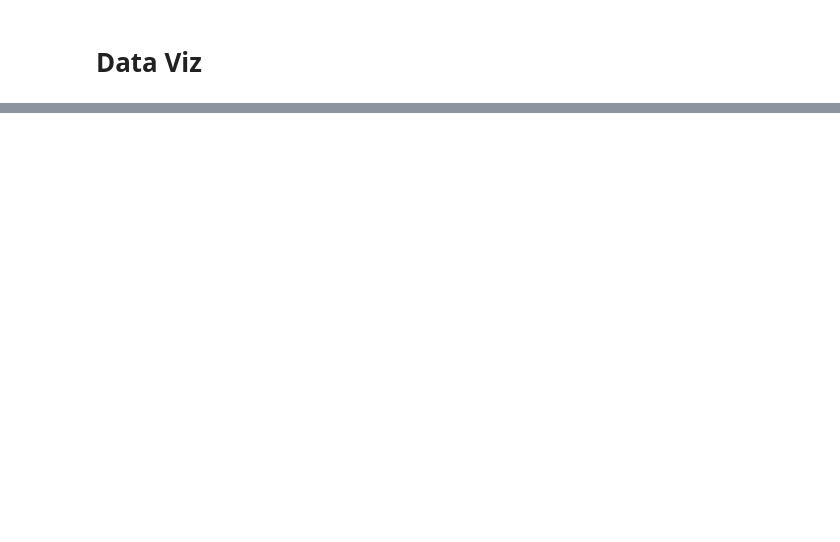
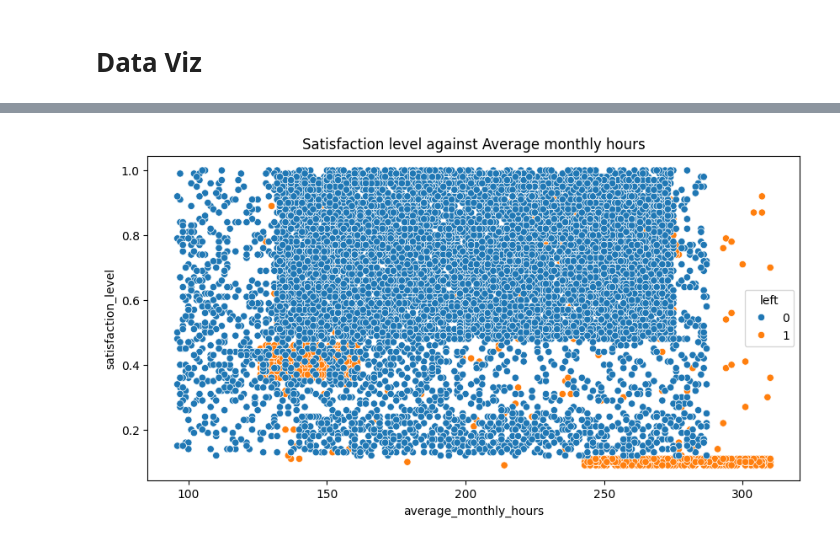
Before and after one commit to John-Kyalo/Employee-Churn-, a Jupyter notebook: Employee_Churn.ipynb, the cells around one changed output, grey strips where cells are left out. Drawn from its saved outputs; the diff is of its cells as text; code cells hidden in the pictures; blank space fills up the shorter version.

```diff
--- a/Employee_Churn.ipynb
+++ b/Employee_Churn.ipynb
@@ -161,0 +221,7 @@ df.shape, df1.shape
+# %%
+plt.figure(figsize=(10,5))
+sns.scatterplot(x = 'average_monthly_hours', y = 'satisfaction_level', hue = 'left', data = df1)
+plt.title('Satisfaction level against Average monthly hours')
+plt.show()
+# %% [output]
+[figure, added]
```
Also changed, not shown: parts of 11 cells of this notebook.
